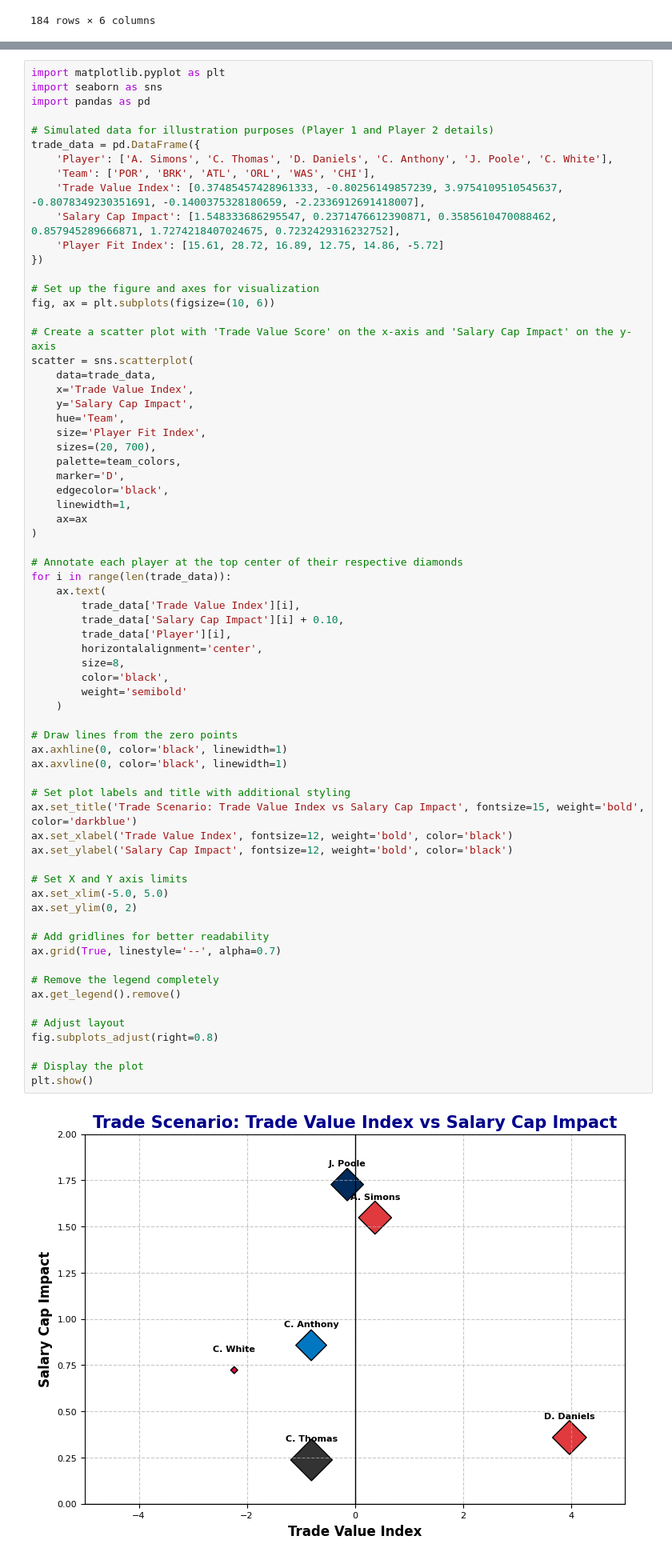
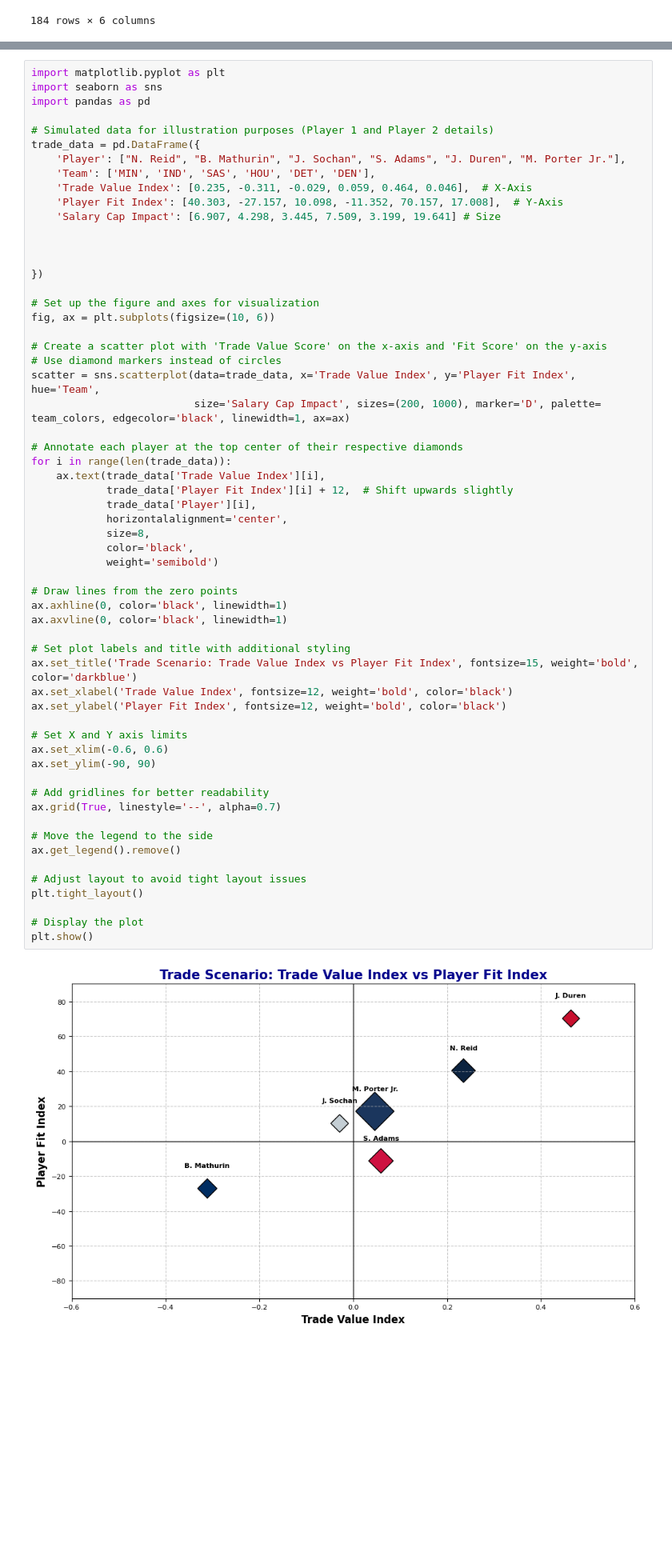
Before and after one commit to Makster04/Phase_4_Project, a Jupyter notebook: Project.ipynb, the cells around one changed output, grey strips where cells are left out. Shown at 80% size. Cells and saved outputs as stored; diff of their text form; blank space fills up the shorter version.

```diff
--- a/Project.ipynb
+++ b/Project.ipynb
@@ -1256,66 +1240,57 @@ import pandas as pd
 
 # Simulated data for illustration purposes (Player 1 and Player 2 details)
 trade_data = pd.DataFrame({
-    'Player': ['A. Simons', 'C. Thomas', 'D. Daniels', 'C. Anthony', 'J. Poole', 'C. White'],
-    'Team': ['POR', 'BRK', 'ATL', 'ORL', 'WAS', 'CHI'],
-    'Trade Value Index': [0.37485457428961333, -0.80256149857239, 3.9754109510545637, -0.8078349230351691, -0.1400375328180659, -2.2336912691418007],
-    'Salary Cap Impact': [1.548333686295547, 0.2371476612390871, 0.3585610470088462, 0.857945289666871, 1.7274218407024675, 0.7232429316232752],
-    'Player Fit Index': [15.61, 28.72, 16.89, 12.75, 14.86, -5.72]
+    'Player': ["N. Reid", "B. Mathurin", "J. Sochan", "S. Adams", "J. Duren", "M. Porter Jr."],
+    'Team': ['MIN', 'IND', 'SAS', 'HOU', 'DET', 'DEN'],
+    'Trade Value Index': [0.235, -0.311, -0.029, 0.059, 0.464, 0.046],  # X-Axis
+    'Player Fit Index': [40.303, -27.157, 10.098, -11.352, 70.157, 17.008],  # Y-Axis
+    'Salary Cap Impact': [6.907, 4.298, 3.445, 7.509, 3.199, 19.641] # Size
+
+
+
 })
 
 # Set up the figure and axes for visualization
 fig, ax = plt.subplots(figsize=(10, 6))
 
-# Create a scatter plot with 'Trade Value Score' on the x-axis and 'Salary Cap Impact' on the y-axis
-scatter = sns.scatterplot(
-    data=trade_data,
-    x='Trade Value Index',
-    y='Salary Cap Impact',
-    hue='Team',
-    size='Player Fit Index',
-    sizes=(20, 700),
-    palette=team_colors,
-    marker='D',
-    edgecolor='black',
-    linewidth=1,
-    ax=ax
-)
+# Create a scatter plot with 'Trade Value Score' on the x-axis and 'Fit Score' on the y-axis
+# Use diamond markers instead of circles
+scatter = sns.scatterplot(data=trade_data, x='Trade Value Index', y='Player Fit Index', hue='Team',
+                          size='Salary Cap Impact', sizes=(200, 1000), marker='D', palette= team_colors, edgecolor='black', linewidth=1, ax=ax)
 
 # Annotate each player at the top center of their respective diamonds
 for i in range(len(trade_data)):
-    ax.text(
-        trade_data['Trade Value Index'][i],
-        trade_data['Salary Cap Impact'][i] + 0.10,
-        trade_data['Player'][i],
-        horizontalalignment='center',
-        size=8,
-        color='black',
-        weight='semibold'
-    )
+    ax.text(trade_data['Trade Value Index'][i],
+            trade_data['Player Fit Index'][i] + 12,  # Shift upwards slightly
+            trade_data['Player'][i],
+            horizontalalignment='center',
+            size=8,
+            color='black',
+            weight='semibold')
 
 # Draw lines from the zero points
 ax.axhline(0, color='black', linewidth=1)
 ax.axvline(0, color='black', linewidth=1)
 
 # Set plot labels and title with additional styling
-ax.set_title('Trade Scenario: Trade Value Index vs Salary Cap Impact', fontsize=15, weight='bold', color='darkblue')
+ax.set_title('Trade Scenario: Trade Value Index vs Player Fit Index', fontsize=15, weight='bold', color='darkblue')
 ax.set_xlabel('Trade Value Index', fontsize=12, weight='bold', color='black')
-ax.set_ylabel('Salary Cap Impact', fontsize=12, weight='bold', color='black')
+ax.set_ylabel('Player Fit Index', fontsize=12, weight='bold', color='black')
 
 # Set X and Y axis limits
-ax.set_xlim(-5.0, 5.0)
-ax.set_ylim(0, 2)
+ax.set_xlim(-0.6, 0.6)
+ax.set_ylim(-90, 90)
 
 # Add gridlines for better readability
 ax.grid(True, linestyle='--', alpha=0.7)
 
-# Remove the legend completely
+# Move the legend to the side
 ax.get_legend().remove()
 
-# Adjust layout
-fig.subplots_adjust(right=0.8)
+# Adjust layout to avoid tight layout issues
+plt.tight_layout()
 
 # Display the plot
 plt.show()
 # %% [output]
-[figure, old version]
+[figure, new version]
```
Also changed, not shown: parts of 10 cells of this notebook, 9 other files.
